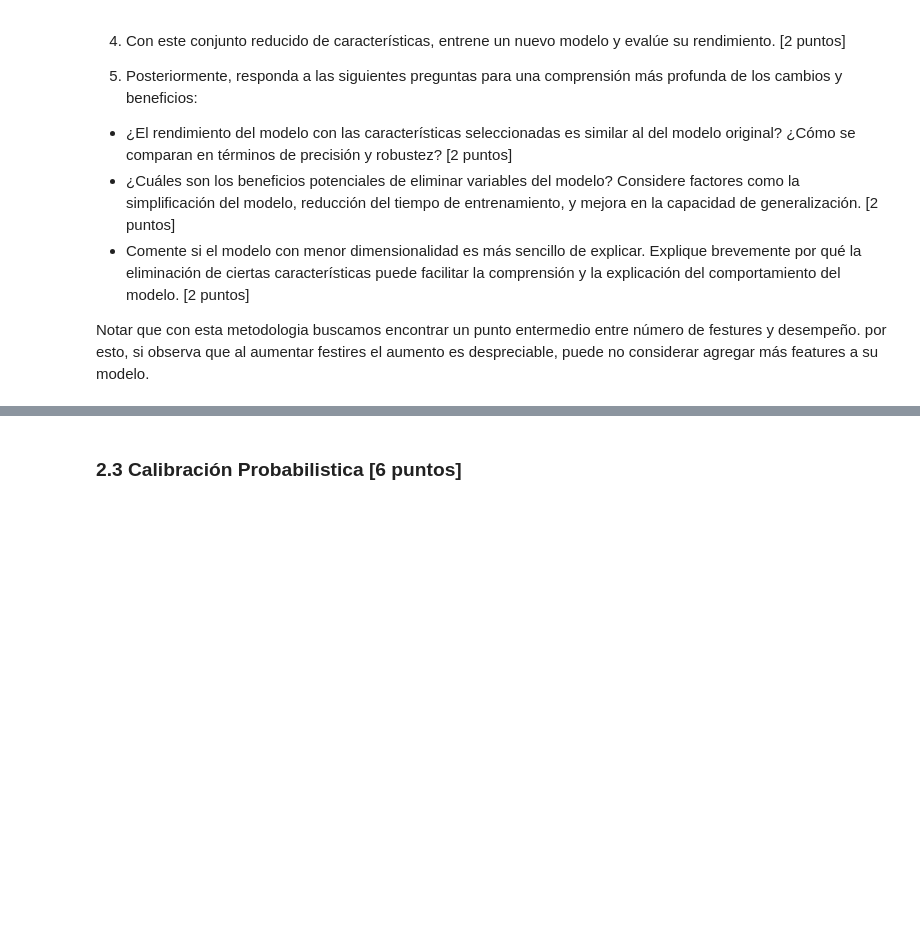
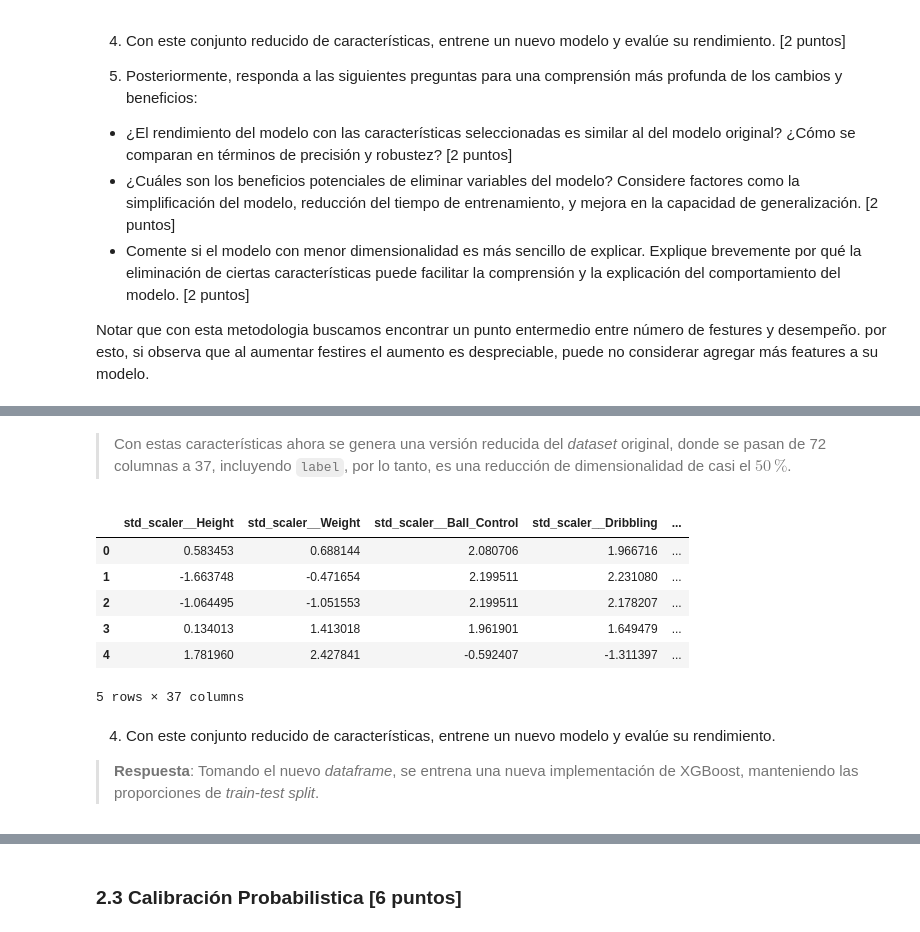
Before and after one commit to maxfloresv/MDS7202, a Jupyter notebook: lab_5/enunciado.ipynb, the cells around one changed output, grey strips where cells are left out. Cells and saved outputs as stored; diff of their text form; code cells hidden in the pictures; blank space fills up the shorter version.

```diff
--- a/lab_5/enunciado.ipynb
+++ b/lab_5/enunciado.ipynb
@@ -749,0 +853,14 @@ Notar que con esta metodologia buscamos encontrar un punto entermedio entre núm
+# %%
+from sklearn.feature_selection import RFECV
+
+X = df.drop(columns=['label'])
+y = df['label']
+X_train, X_test, y_train, y_test = train_test_split(
+  X, y, test_size=0.3, random_state=42, stratify=y
+)
+
+model_xgb = XGBClassifier()
+model_xgb.fit(X_train, y_train)
+
+y_pred_xgb_2 = model_xgb.predict(X_test)
+print(classification_report(y_test, y_pred_xgb_2))
@@ -749,0 +962,10 @@ Notar que con esta metodologia buscamos encontrar un punto entermedio entre núm
+# %%
+recursive_search = RFECV(
+  estimator=model_xgb,
+  step=1,
+  cv=5,
+  scoring='precision',
+  min_features_to_select=5,
+  n_jobs=-1
+)
+recursive_search.fit(X_train, y_train)
@@ -749,0 +1000,4 @@ Notar que con esta metodologia buscamos encontrar un punto entermedio entre núm
+# %%
+feature_names = X_train.columns
+selected_features = pd.Series(feature_names)[recursive_search.support_]
+selected_features.tolist()
@@ -749,0 +1022,16 @@ Notar que con esta metodologia buscamos encontrar un punto entermedio entre núm
+# %% [markdown]
+> Con estas características ahora se genera una versión reducida del _dataset_ original, donde se pasan de 72 columnas a 37, incluyendo `label`, por lo tanto, es una reducción de dimensionalidad de casi el $50\, \%$.
+# %%
+df_reduced = df[selected_features.tolist() + ['label']]
+df_reduced.head()
+# %% [output]
+|  | std_scaler__Height | std_scaler__Weight | std_scaler__Ball_Control | std_scaler__Dribbling | ... |
+| 0 | 0.583453 | 0.688144 | 2.080706 | 1.966716 | ... |
+| 1 | -1.663748 | -0.471654 | 2.199511 | 2.231080 | ... |
+| 2 | -1.064495 | -1.051553 | 2.199511 | 2.178207 | ... |
+| 3 | 0.134013 | 1.413018 | 1.961901 | 1.649479 | ... |
+| 4 | 1.781960 | 2.427841 | -0.592407 | -1.311397 | ... |
+5 rows × 37 columns
+# %% [markdown]
+4. Con este conjunto reducido de características, entrene un nuevo modelo y evalúe su rendimiento.
+> **Respuesta**: Tomando el nuevo _dataframe_, se entrena una nueva implementación de XGBoost, manteniendo las proporciones de _train_-_test split_.
```
Also changed, not shown: parts of 40 cells of this notebook.
